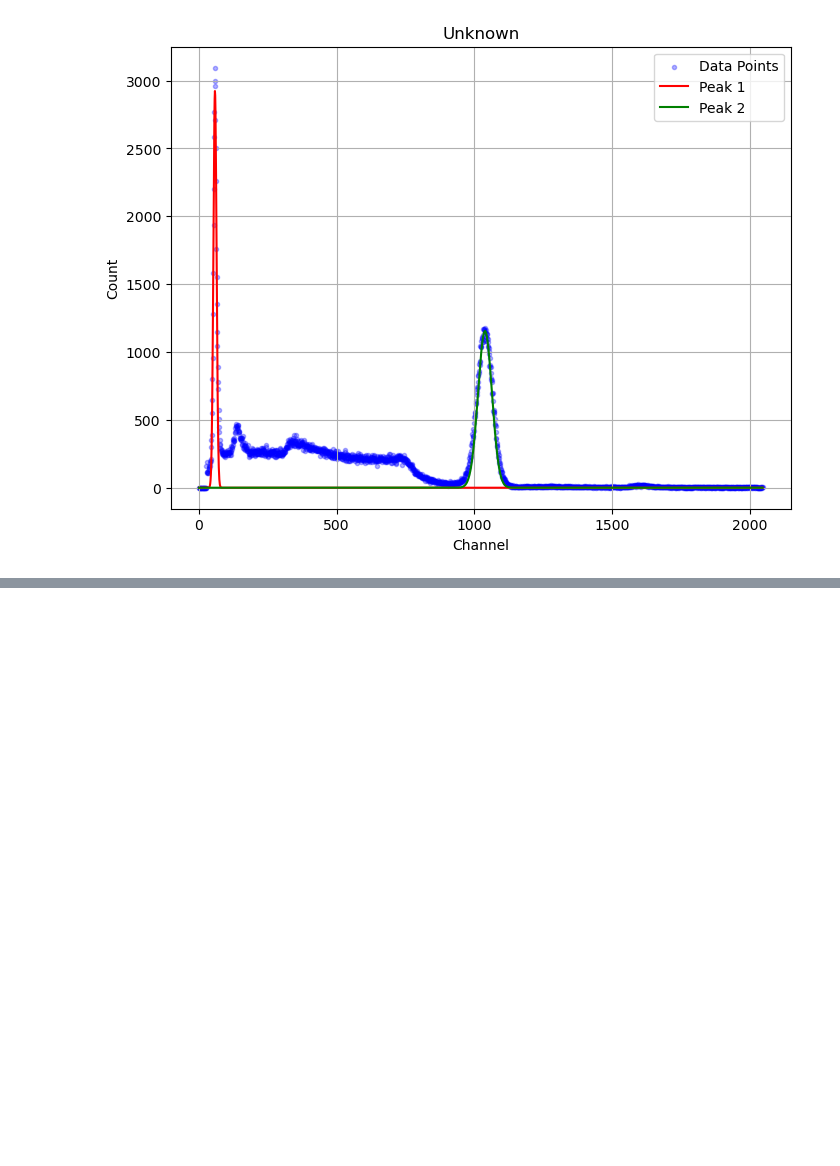
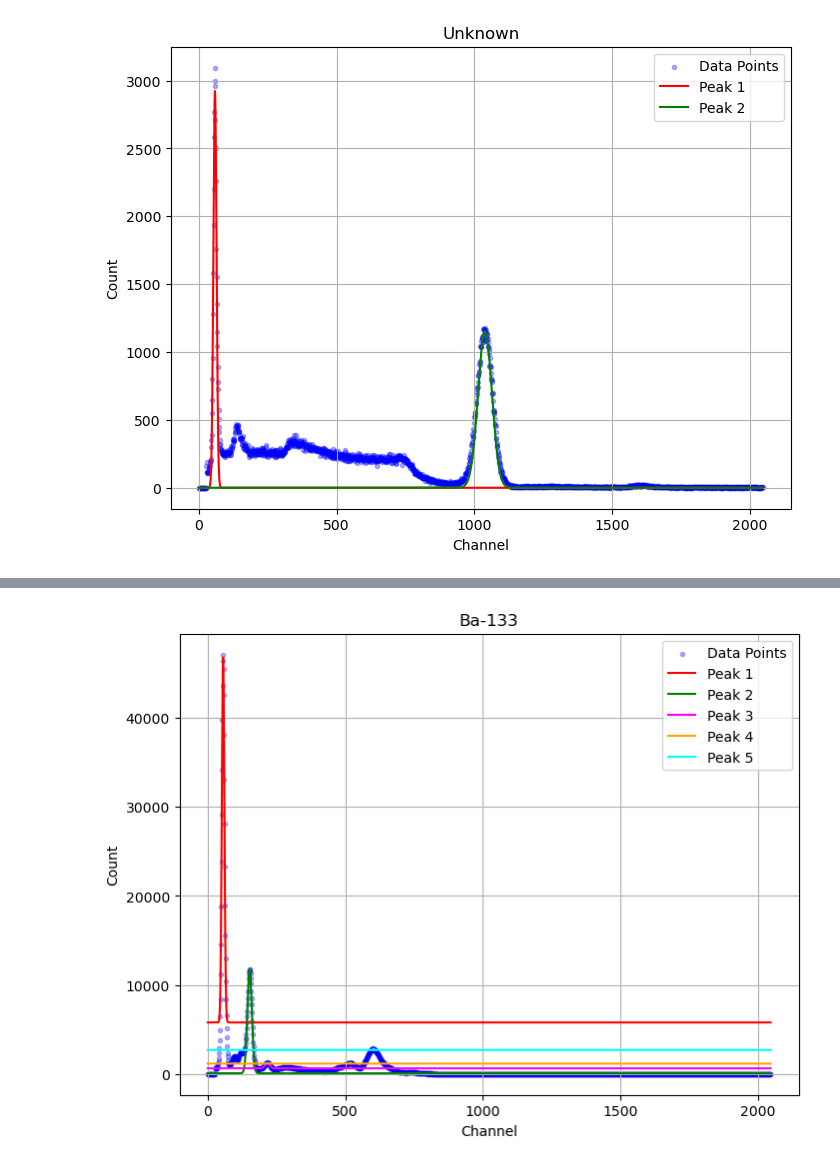
Before and after one commit to JJAmidei/AdvancedLab, a Jupyter notebook: Channel vs. Count Plots with Gaussian peaks.ipynb, the cells around one changed output, grey strips where cells are left out. Saved outputs shown, nothing was run; the diff lists cells and outputs as text; code cells hidden in the pictures; blank space fills up the shorter version.

```diff
--- a/Channel vs. Count Plots with Gaussian peaks.ipynb
+++ b/Channel vs. Count Plots with Gaussian peaks.ipynb
@@ -277,0 +307,55 @@ plt.show()
+# %%
+import numpy as np
+import pylab as py
+import matplotlib.pyplot as plt
+from scipy.optimize import curve_fit
+
+def gauss_function(x, amplitude, mean, stddev, baseline):
+    return amplitude * np.exp(-(x - mean) ** 2 / (2 * stddev ** 2)) + baseline
+
+def fit_multiple_gaussians(x, y, peak_parameters):
+    fits = []
+
+    for params in peak_parameters:
+        position, amplitude, stddev, baseline = params
+        x_range = x[(x >= position - 10) & (x <= position + 10)]
+        y_range = y[(x >= position - 10) & (x <= position + 10)]
+
+        initial_guess = [amplitude, position, stddev, baseline]
+
+        params, _ = curve_fit(gauss_function, x_range, y_range, p0=initial_guess)
+        fits.append(params)
+
+    return fits
+
+data = py.loadtxt('DataCSVFiles/Ba-133data.csv', skiprows=22, delimiter=',', usecols=(0, 2))
+x = data[:, 0]
+y = data[:, 1]
+
+peak_parameters = [
+    [56, 47130, 1.0, 0],  # [position, amplitude, stddev, baseline]
+    [154, 11761, 1.0, 0],
+    [218, 1284, 1.0, 0],
+    [519, 1267, 1.0, 0],
+    [603, 2810, 1.0, 0]
+]
+
+fits = fit_multiple_gaussians(x, y, peak_parameters)
+
+plt.figure(figsize=(8, 6))
+
+plt.scatter(x, y, label='Data Points', color='blue', marker='.', alpha=0.3)
+for i, params in enumerate(fits):
+    amplitude, mean, stddev, baseline = params
+    y_fit = gauss_function(x, amplitude, mean, stddev, baseline)
+    colors = ['red', 'green', 'magenta', 'orange', 'cyan']
+    plt.plot(x, y_fit, label=f'Peak {i+1}', color=colors[i], alpha=1.0)
+
+plt.xlabel('Channel')
+plt.ylabel('Count')
+plt.title('Ba-133')
+plt.legend()
+plt.grid(True)
+plt.show()
+# %% [output]
+[figure, added]
```
Also changed, not shown: parts of 6 cells of this notebook, 3 other files.
